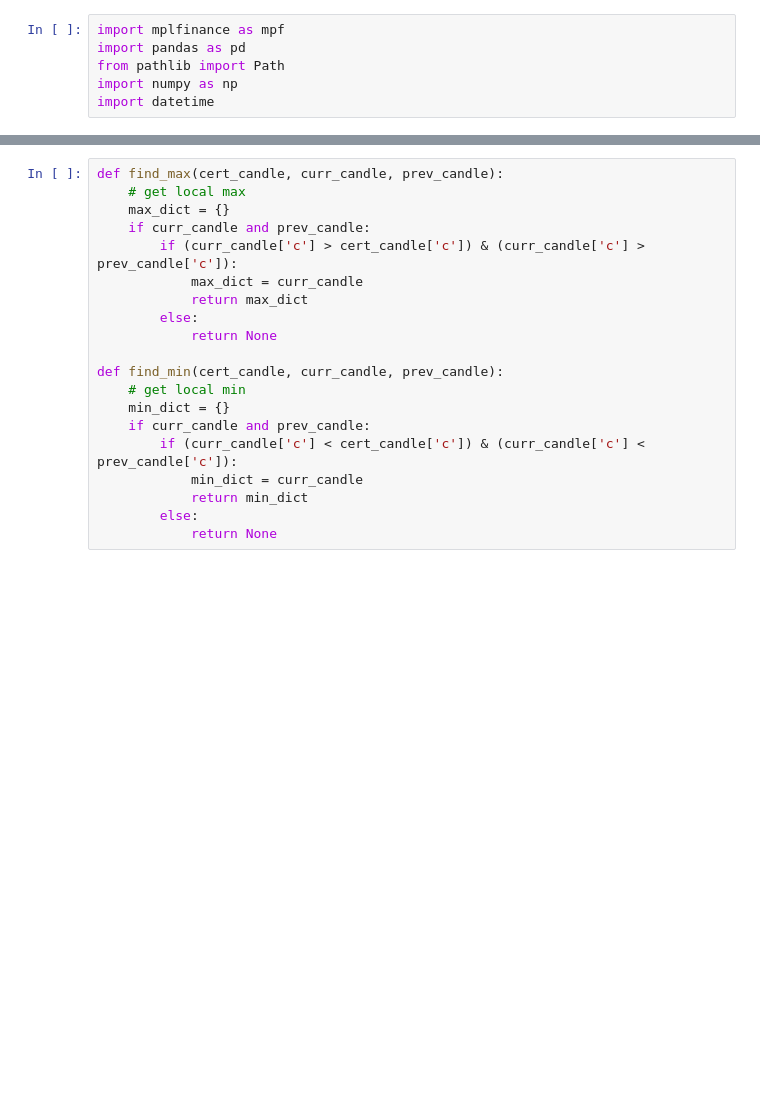
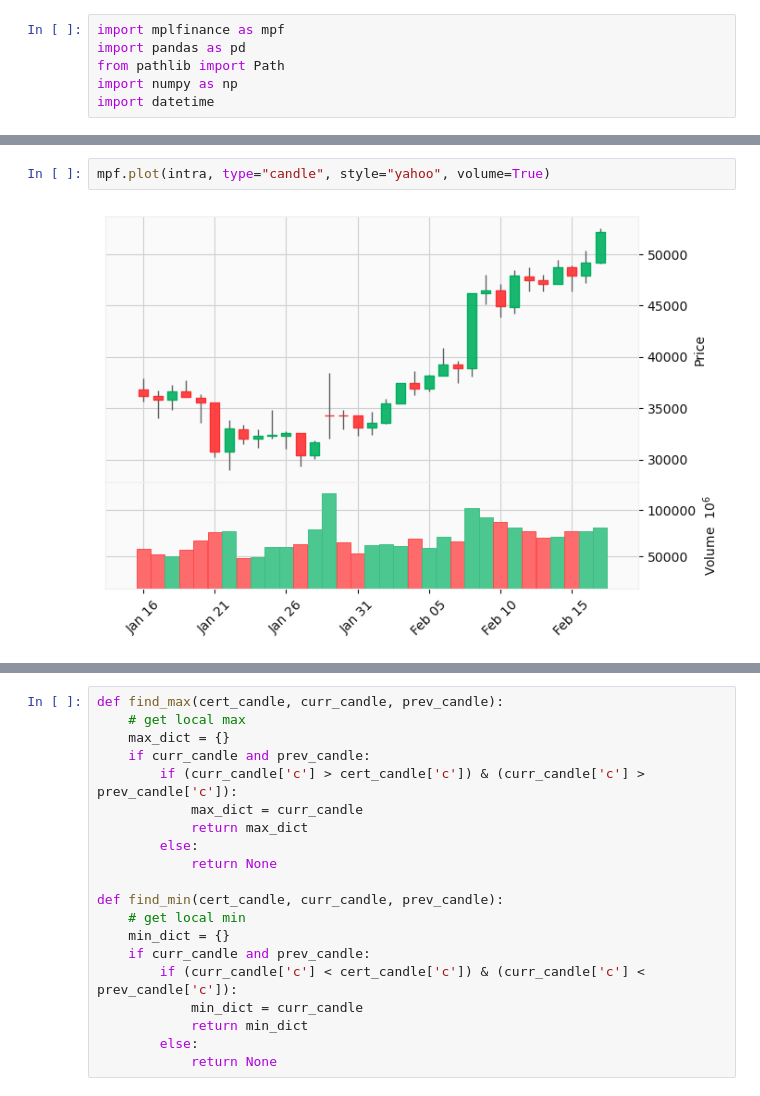
Before and after one commit to bitcoin-candlestick-ML/bitcoin-candlestick-ML-exploration, a Jupyter notebook: db_strat_idea.ipynb, the cells around one changed output, grey strips where cells are left out. Drawn from its saved outputs; the diff is of its cells as text; blank space fills up the shorter version.

```diff
--- a/db_strat_idea.ipynb
+++ b/db_strat_idea.ipynb
@@ -52,3 +40,7 @@ fig.show()
+# %%
+mpf.plot(intra, type="candle", style="yahoo", volume=True)
+# %% [output]
+[figure, added]
 # %%
 intra.info()
 # %% [output]
```
Also changed, not shown: parts of 16 cells of this notebook.
